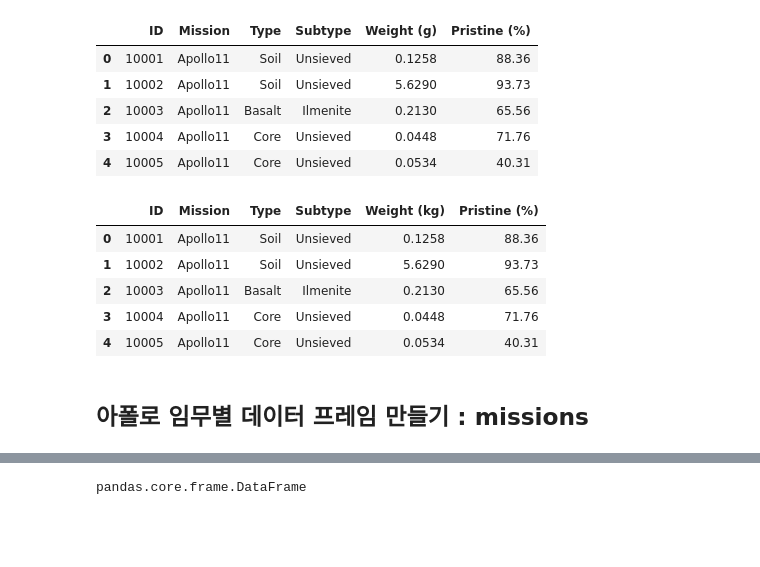
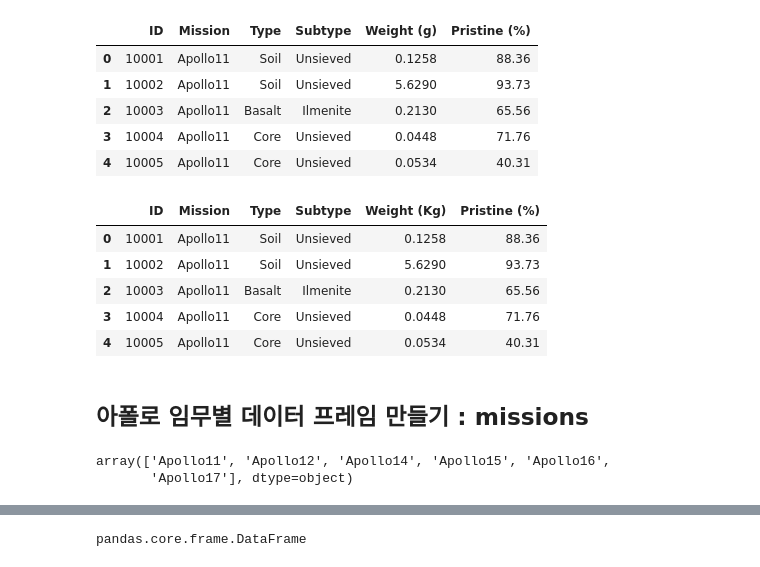
Before and after one commit to hongwon1031/testRepo, a Jupyter notebook: 12/OverTheMoon_달탐사.ipynb, the cells around one changed output, grey strips where cells are left out. Saved outputs shown, nothing was run; the diff lists cells and outputs as text; code cells hidden in the pictures; blank space fills up the shorter version.

```diff
--- a/12/OverTheMoon_달탐사.ipynb
+++ b/12/OverTheMoon_달탐사.ipynb
@@ -162,4 +169,7 @@ rock_samples['Weight (g)']
 2227       1.66
 2228       1.05
 Name: Weight (g), Length: 2229, dtype: float64
+# %%
+# 1단계 -> 컬럼값변환 : rock_samples['Weight (g)'] -> rock_samples['Weight (kg)]
+rock_samples['Weight (g)'] = rock_samples['Weight (g)'].apply(lambda x : x * 0.001)
 # %%
@@ -188,12 +199,20 @@ rock_samples.head()
 | 4 | 10005 | Apollo11 | Core | Unsieved | 0.0534 | 40.31 |
 # %%
 #2단계 -> 컬럼명 변환 : 'Weight(g)' -> 'Weight(kg)
+rock_samples.rename(columns={'Weight (g)' : 'Weight (Kg)'},inplace = True)
-# %% [output]
-|  | ID | Mission | Type | Subtype | Weight (kg) | Pristine (%) |
-| 0 | 10001 | Apollo11 | Soil | Unsieved | 0.1258 | 88.36 |
-| 1 | 10002 | Apollo11 | Soil | Unsieved | 5.6290 | 93.73 |
-| 2 | 10003 | Apollo11 | Basalt | Ilmenite | 0.2130 | 65.56 |
-| 3 | 10004 | Apollo11 | Core | Unsieved | 0.0448 | 71.76 |
-| 4 | 10005 | Apollo11 | Core | Unsieved | 0.0534 | 40.31 |
+# %%
+rock_samples.head()
+# %% [output]
+|  | ID | Mission | Type | Subtype | Weight (Kg) | Pristine (%) |
+| 0 | 10001 | Apollo11 | Soil | Unsieved | 0.1258 | 88.36 |
+| 1 | 10002 | Apollo11 | Soil | Unsieved | 5.6290 | 93.73 |
+| 2 | 10003 | Apollo11 | Basalt | Ilmenite | 0.2130 | 65.56 |
+| 3 | 10004 | Apollo11 | Core | Unsieved | 0.0448 | 71.76 |
+| 4 | 10005 | Apollo11 | Core | Unsieved | 0.0534 | 40.31 |
 # %% [markdown]
 ## 아폴로 임무별 데이터 프레임 만들기 : missions
+# %%
+rock_samples['Mission'].unique()
+# %% [output]
+array(['Apollo11', 'Apollo12', 'Apollo14', 'Apollo15', 'Apollo16',
+       'Apollo17'], dtype=object)
```
Also changed, not shown: parts of 17 cells of this notebook.
